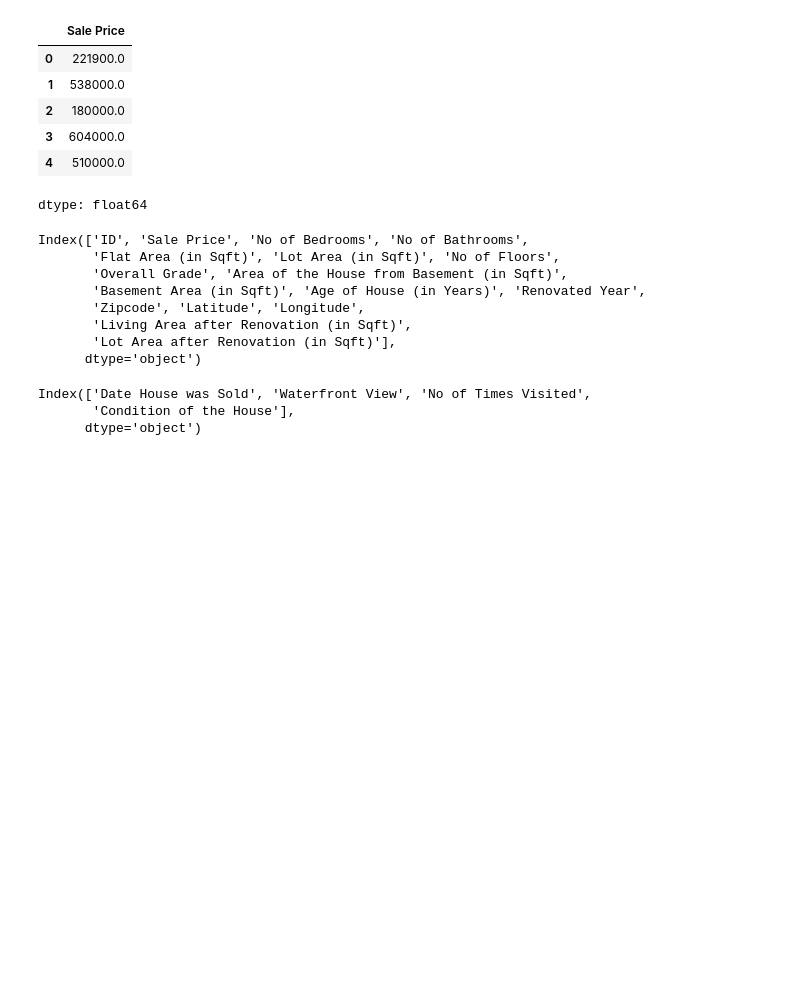
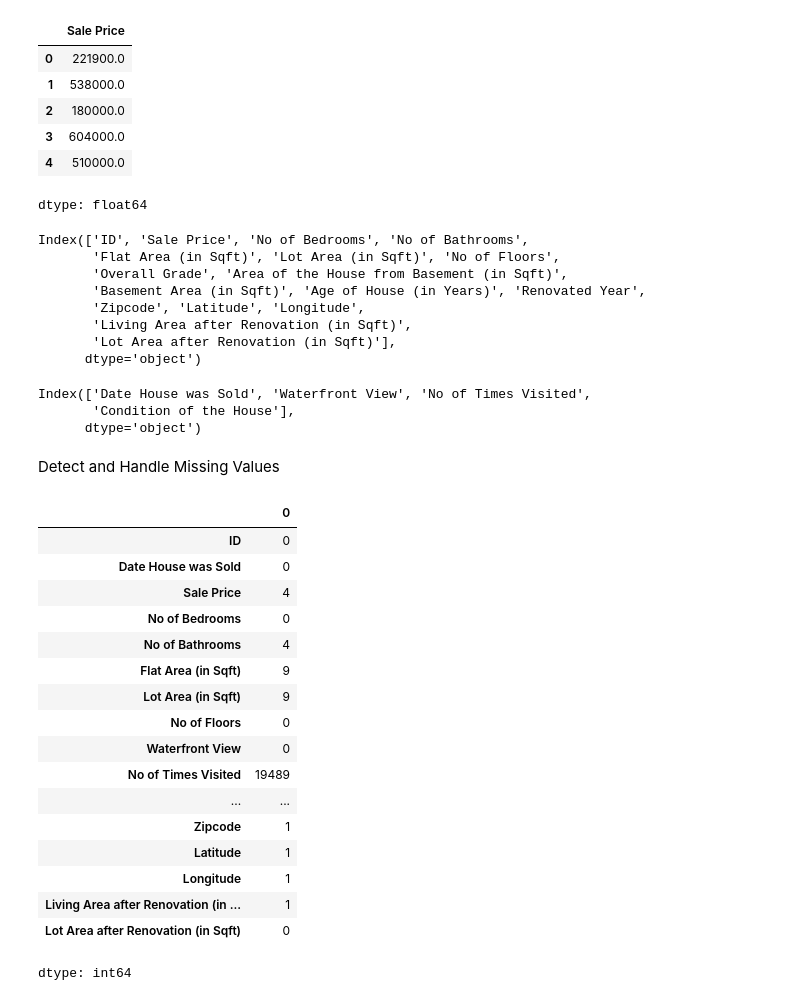
Before and after one commit to Hajara03/Group3_project, a Jupyter notebook: Group_3.ipynb, the cells around one changed output. Cells and saved outputs as stored; diff of their text form; code cells hidden in the pictures; blank space fills up the shorter version.

```diff
--- a/Group_3.ipynb
+++ b/Group_3.ipynb
@@ -151,3 +151,28 @@ df.select_dtypes(include='object').columns
 Index(['Date House was Sold', 'Waterfront View', 'No of Times Visited',
        'Condition of the House'],
       dtype='object')
+# %% [markdown]
+Detect and Handle Missing Values
+# %%
+#find missing  values per column
+
+df.isna().sum()
+# %% [output]
+|  | 0 |
+| ID | 0 |
+| Date House was Sold | 0 |
+| Sale Price | 4 |
+| No of Bedrooms | 0 |
+| No of Bathrooms | 4 |
+| Flat Area (in Sqft) | 9 |
+| Lot Area (in Sqft) | 9 |
+| No of Floors | 0 |
+| Waterfront View | 0 |
+| No of Times Visited | 19489 |
+| ... | ... |
+| Zipcode | 1 |
+| Latitude | 1 |
+| Longitude | 1 |
+| Living Area after Renovation (in ... | 1 |
+| Lot Area after Renovation (in Sqft) | 0 |
+dtype: int64
```
Also changed, not shown: parts of 7 cells of this notebook.
